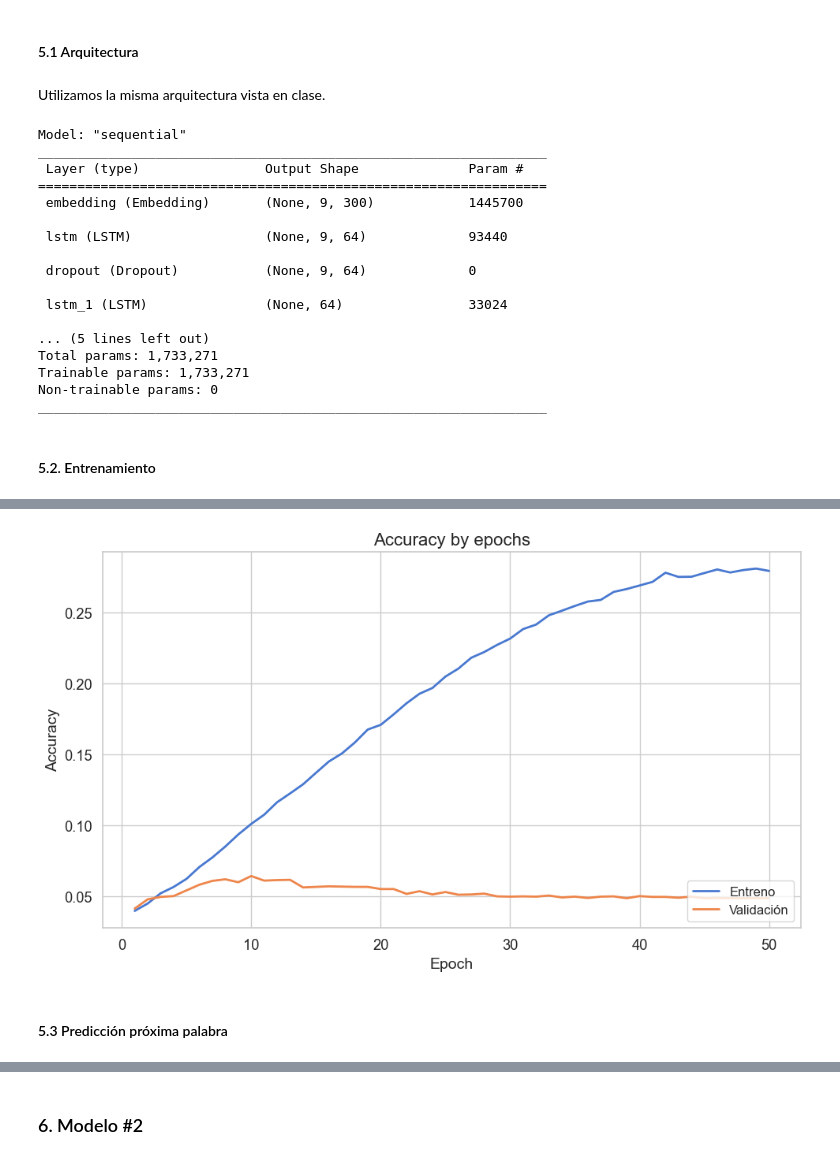
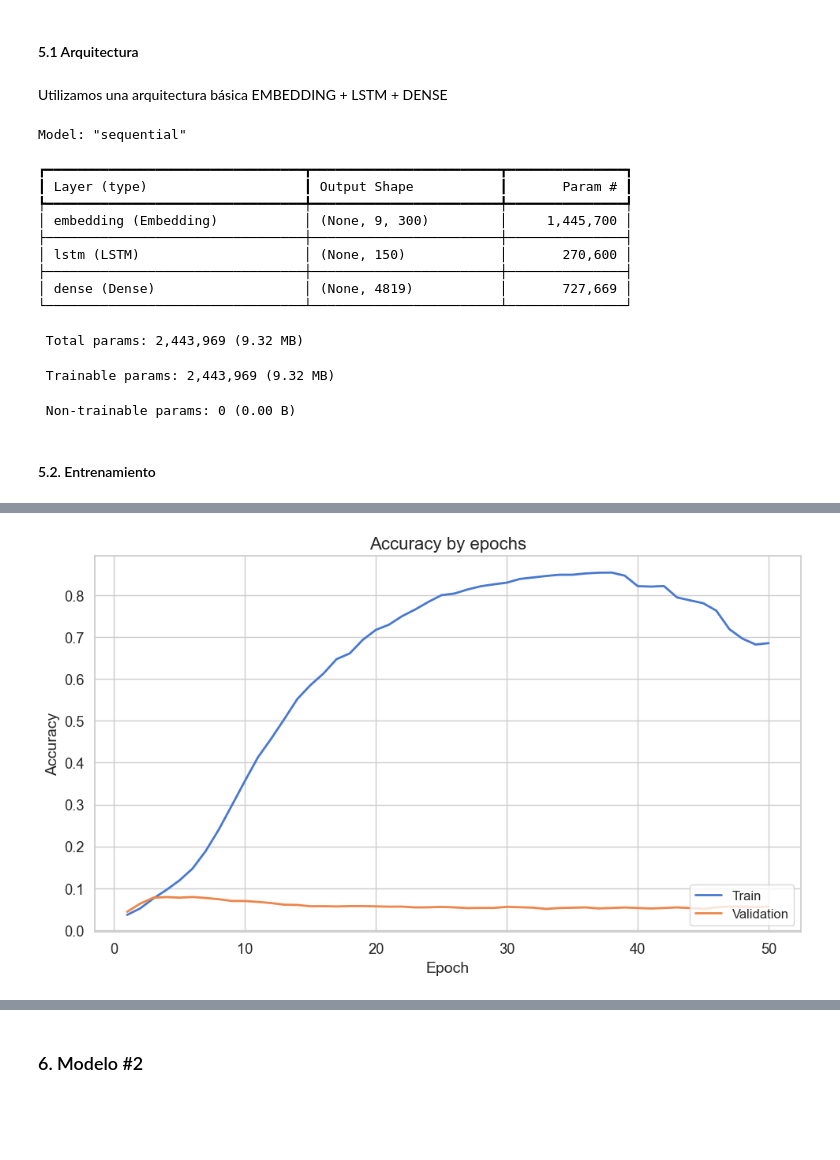
Before and after one commit to bdesia/nlp1, a Jupyter notebook: Desafio3/Desafio_3.ipynb, the cells around one changed output, grey strips where cells are left out. Saved outputs shown, nothing was run; the diff lists cells and outputs as text; code cells hidden in the pictures; blank space fills up the shorter version.

Commit message:
Desafío 3 para evaluación

```diff
--- a/Desafio3/Desafio_3.ipynb
+++ b/Desafio3/Desafio_3.ipynb
@@ -264,45 +274,36 @@ cfg = SimpleNamespace(**{})
 # %% [markdown]
 #### 5.1 Arquitectura
-# %% [markdown]
-Utilizamos la misma arquitectura vista en clase.
+# %% [markdown]
+Utilizamos una arquitectura básica EMBEDDING + LSTM + DENSE
 # %%
 from keras.models import Sequential
-from keras.layers import Dense, LSTM, Embedding, Dropout
+from keras.layers import Dense, LSTM, Embedding
 
 cfg.embedding_dim = 300
-cfg.dropout = 0.2
-cfg.lstm_units = 64
-cfg.fc_units = 32
+cfg.lstm_units = 150
 
 model = Sequential()
-model.add(Embedding(input_dim =total_words + 1, output_dim = cfg.embedding_dim, input_shape=(max_context_size,)))
-model.add(LSTM(cfg.lstm_units, return_sequences=True))
-model.add(Dropout(cfg.dropout))
-model.add(LSTM(cfg.lstm_units)) # La última capa LSTM no lleva return_sequences
-model.add(Dense(cfg.fc_units, activation='relu'))
+model.add(Embedding(input_dim =total_words + 1, output_dim = cfg.embedding_dim, input_shape=(max_context_size,)))   # Se agrega "+1" para incluir el índice 0 para padding.
+model.add(LSTM(cfg.lstm_units, return_sequences=False))
 
 # Predicción de clasificación con softmax
-model.add(Dense(total_words + 1, activation='softmax'))
+model.add(Dense(total_words + 1, activation='softmax'))     # Se agrega "+1" para incluir el índice 0 para padding.
 
 model.summary()
 # %% [output]
 Model: "sequential"
-_________________________________________________________________
- Layer (type)                Output Shape              Param #
-=================================================================
- embedding (Embedding)       (None, 9, 300)            1445700
-
- lstm (LSTM)                 (None, 9, 64)             93440
-
- dropout (Dropout)           (None, 9, 64)             0
-
- lstm_1 (LSTM)               (None, 64)                33024
-
-... (5 lines left out)
-Total params: 1,733,271
-Trainable params: 1,733,271
-Non-trainable params: 0
-_________________________________________________________________
+┏━━━━━━━━━━━━━━━━━━━━━━━━━━━━━━━━━┳━━━━━━━━━━━━━━━━━━━━━━━━┳━━━━━━━━━━━━━━━┓
+┃ Layer (type)                    ┃ Output Shape           ┃       Param # ┃
+┡━━━━━━━━━━━━━━━━━━━━━━━━━━━━━━━━━╇━━━━━━━━━━━━━━━━━━━━━━━━╇━━━━━━━━━━━━━━━┩
+│ embedding (Embedding)           │ (None, 9, 300)         │     1,445,700 │
+├─────────────────────────────────┼────────────────────────┼───────────────┤
+│ lstm (LSTM)                     │ (None, 150)            │       270,600 │
+├─────────────────────────────────┼────────────────────────┼───────────────┤
+│ dense (Dense)                   │ (None, 4819)           │       727,669 │
+└─────────────────────────────────┴────────────────────────┴───────────────┘
+ Total params: 2,443,969 (9.32 MB)
+ Trainable params: 2,443,969 (9.32 MB)
+ Non-trainable params: 0 (0.00 B)
 # %% [markdown]
 #### 5.2. Entrenamiento
 # %%
@@ -330,7 +331,7 @@ class PplCallback(keras.callbacks.Callback):
 
         len_seq = len(seq)
         # armamos todas las subsecuencias
-        subseq = [seq[:i] for i in range(len_seq)]
+        subseq = [seq[:i] for i in range(1, len_seq + 1)]
         self.target.extend([seq[i] for i in range(len_seq)])
         self.padded.append(pad_sequences(subseq, maxlen=max_context_size, padding='pre'))
 
@@ -358,7 +359,13 @@ class PplCallback(keras.callbacks.Callback):
           scores.append(np.exp(-np.sum(np.log(probs))/(end-start)))
 
         # promediamos todos los scores e imprimimos el valor promedio
-        print(f'\n mean perplexity: {np.mean(scores)} \n')
+        mean_scores = np.mean(scores)
+        if mean_scores > 10:
+          print(f'\n mean perplexity: {np.mean(scores):.1f} \n')
+        elif mean_scores > 1:
+          print(f'\n mean perplexity: {np.mean(scores):.2f} \n')
+        else:
+          print(f'\n mean perplexity: {np.mean(scores):.3f} \n')
 # %%
 from tensorflow.keras.optimizers.schedules import CosineDecay
 from tensorflow.keras.optimizers import Adam
@@ -416,8 +423,8 @@ else:
     plt.figure(figsize=(10, 6))
 
     # Plotear accuracy de entrenamiento y validación
-    sns.lineplot(x=epoch_count, y=history.history['accuracy'], label='Entreno', linewidth=2)
-    sns.lineplot(x=epoch_count, y=history.history['val_accuracy'], label='Validación', linewidth=2)
+    sns.lineplot(x=epoch_count, y=history.history['accuracy'], label='Train', linewidth=2)
+    sns.lineplot(x=epoch_count, y=history.history['val_accuracy'], label='Validation', linewidth=2)
 
     # Añadir títulos y etiquetas
     plt.title('Accuracy by epochs', fontsize=16)
@@ -450,3 +458 @@ Epoch 50/50
-[figure, old version]
+[figure, new version]
-# %% [markdown]
-#### 5.3 Predicción próxima palabra
```
Also changed, not shown: parts of 52 cells of this notebook, 5 other files.
